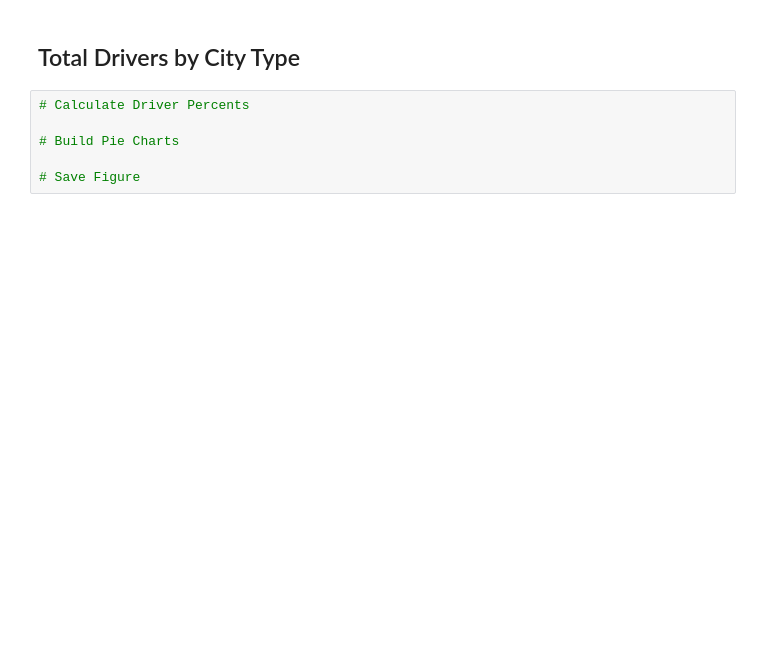
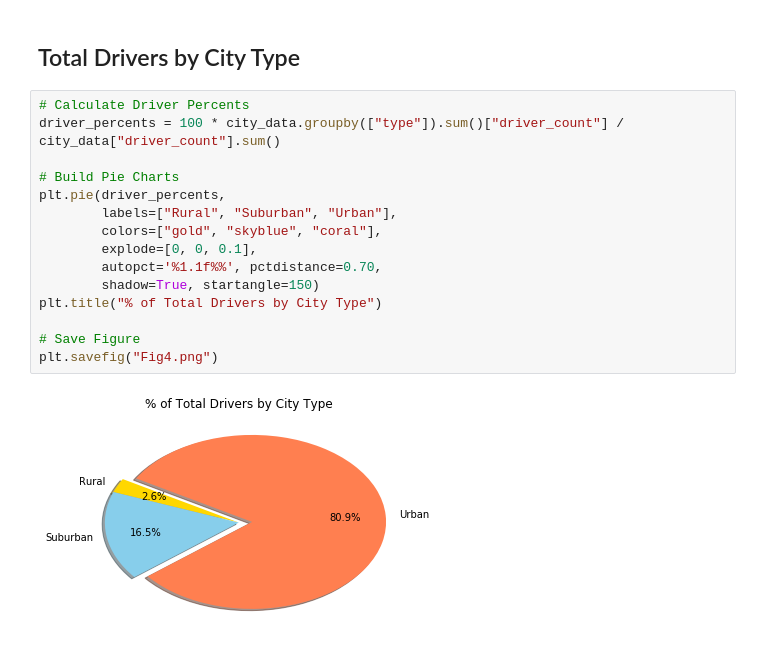
Before and after one commit to usama-ali/matplotlib, a Jupyter notebook: pyber_starter.ipynb, the cells around one changed output. Drawn from its saved outputs; the diff is of its cells as text; blank space fills up the shorter version.

```diff
--- a/pyber_starter.ipynb
+++ b/pyber_starter.ipynb
@@ -121,11 +140,22 @@ plt.show()
 # %% [markdown]
 ## Total Drivers by City Type
-# %%
-# Calculate Driver Percents
-
-# Build Pie Charts
-
-# Save Figure
+# %%
+# Calculate Driver Percents
+driver_percents = 100 * city_data.groupby(["type"]).sum()["driver_count"] / city_data["driver_count"].sum()
+
+# Build Pie Charts
+plt.pie(driver_percents,
+        labels=["Rural", "Suburban", "Urban"],
+        colors=["gold", "skyblue", "coral"],
+        explode=[0, 0, 0.1],
+        autopct='%1.1f%%', pctdistance=0.70,
+        shadow=True, startangle=150)
+plt.title("% of Total Drivers by City Type")
+
+# Save Figure
+plt.savefig("Fig4.png")
+# %% [output]
+[figure, added]
 # %%
 # Show Figure
 plt.show()
```
Also changed, not shown: parts of 9 cells of this notebook.
